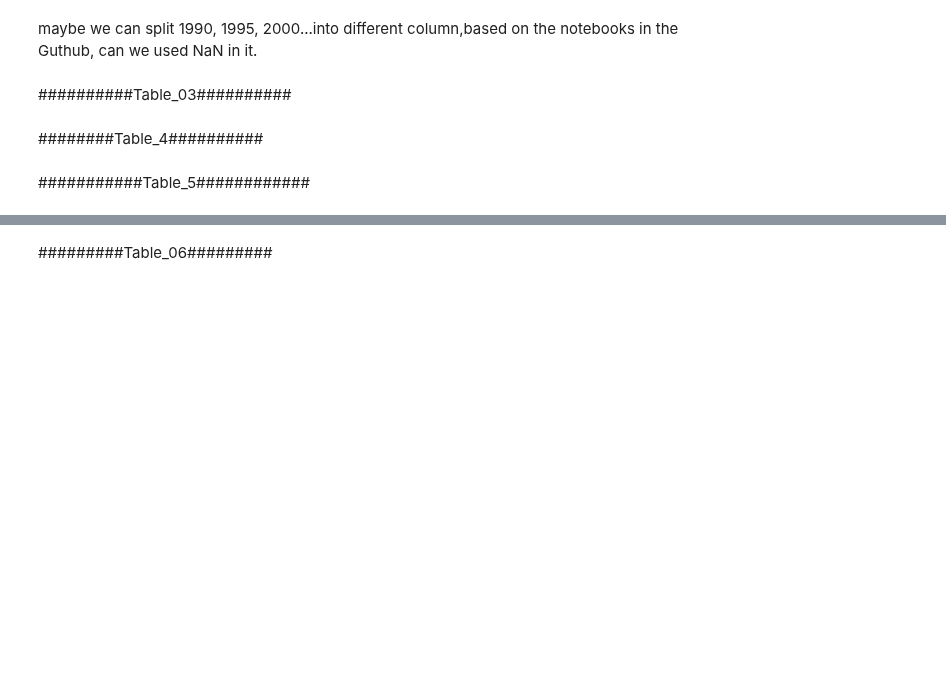
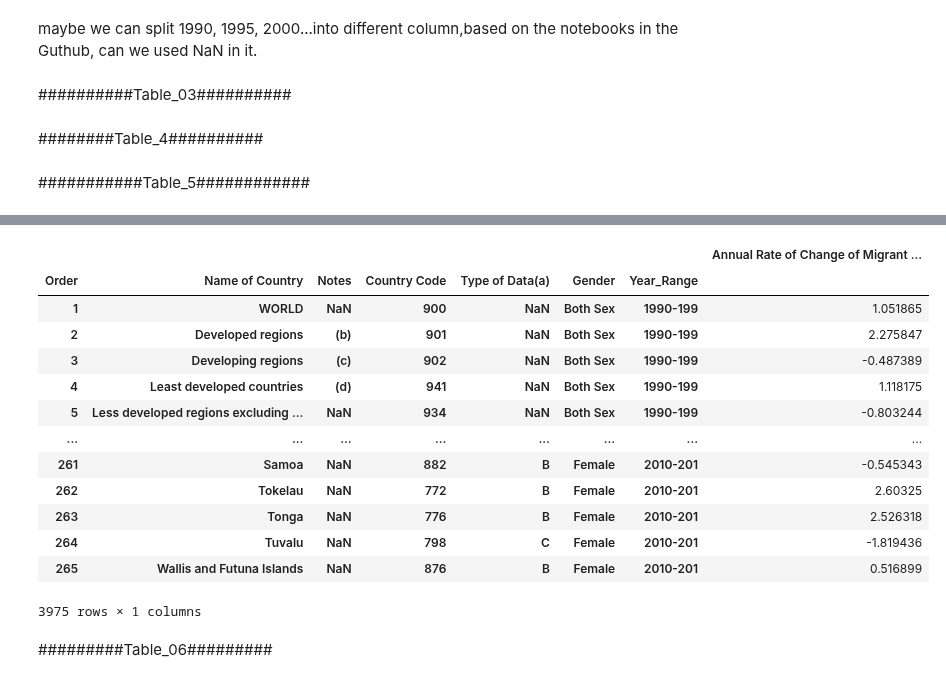
Before and after one commit to zhenwujason/inf1340-ZhenWuJason-Project, a Jupyter notebook: MID__Sub_YankeMo.ipynb, the cells around one changed output, grey strips where cells are left out. Drawn from its saved outputs; the diff is of its cells as text; code cells hidden in the pictures; blank space fills up the shorter version.

```diff
--- a/MID__Sub_YankeMo.ipynb
+++ b/MID__Sub_YankeMo.ipynb
@@ -165,3 +192,21 @@ tidy_table_05.sort_values(by ='Order').reset_index().drop(columns = 'index') #Se
+# %%
+tidy_table_05 = tidy_table_05.set_index(["Order","Name of Country","Notes", "Country Code", "Type of Data(a)","Gender","Year_Range"])
+tidy_table_05
+# %% [output]
+|  |  |  |  |  |  |  | Annual Rate of Change of Migrant ... |
+| Order | Name of Country | Notes | Country Code | Type of Data(a) | Gender | Year_Range |  |
+| 1 | WORLD | NaN | 900 | NaN | Both Sex | 1990-199 | 1.051865 |
+| 2 | Developed regions | (b) | 901 | NaN | Both Sex | 1990-199 | 2.275847 |
+| 3 | Developing regions | (c) | 902 | NaN | Both Sex | 1990-199 | -0.487389 |
+| 4 | Least developed countries | (d) | 941 | NaN | Both Sex | 1990-199 | 1.118175 |
+| 5 | Less developed regions excluding ... | NaN | 934 | NaN | Both Sex | 1990-199 | -0.803244 |
+| ... | ... | ... | ... | ... | ... | ... | ... |
+| 261 | Samoa | NaN | 882 | B | Female | 2010-201 | -0.545343 |
+| 262 | Tokelau | NaN | 772 | B | Female | 2010-201 | 2.60325 |
+| 263 | Tonga | NaN | 776 | B | Female | 2010-201 | 2.526318 |
+| 264 | Tuvalu | NaN | 798 | C | Female | 2010-201 | -1.819436 |
+| 265 | Wallis and Futuna Islands | NaN | 876 | B | Female | 2010-201 | 0.516899 |
+3975 rows × 1 columns
 # %% [markdown]
 #########Table_06#########
 # %%
```
Also changed, not shown: parts of 9 cells of this notebook.
